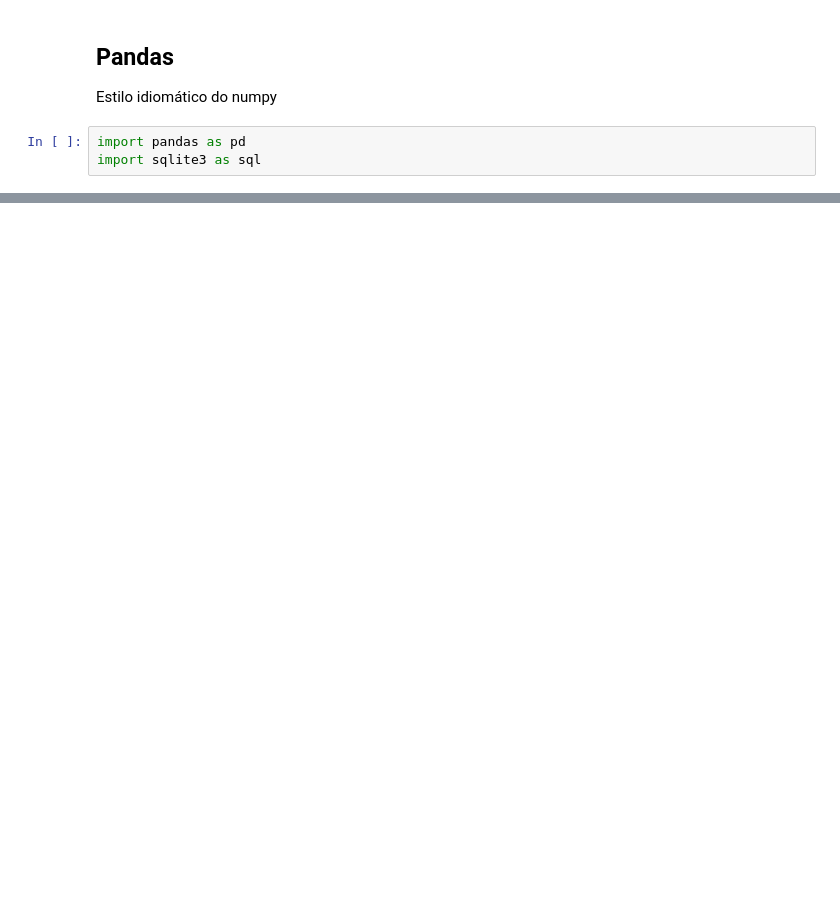
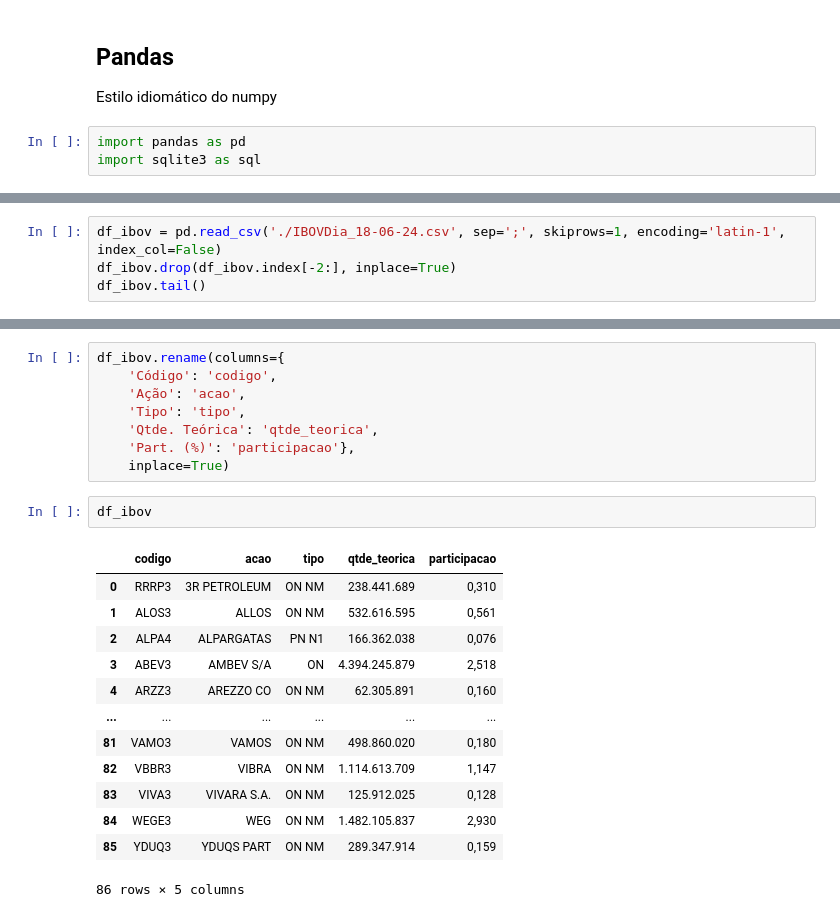
Before and after one commit to pdiegoneves/UNICESUMAR-Python-Avancado, a Jupyter notebook: bibliotecas.ipynb, the cells around one changed output, grey strips where cells are left out. Cells and saved outputs as stored; diff of their text form; blank space fills up the shorter version.

```diff
--- a/bibliotecas.ipynb
+++ b/bibliotecas.ipynb
@@ -112,0 +243,4 @@ df_cardio
+# %%
+df_ibov = pd.read_csv('./IBOVDia_18-06-24.csv', sep=';', skiprows=1, encoding='latin-1', index_col=False)
+df_ibov.drop(df_ibov.index[-2:], inplace=True)
+df_ibov.tail()
@@ -112,0 +254,24 @@ df_cardio
+# %%
+df_ibov.rename(columns={
+    'Código': 'codigo',
+    'Ação': 'acao',
+    'Tipo': 'tipo',
+    'Qtde. Teórica': 'qtde_teorica',
+    'Part. (%)': 'participacao'},
+    inplace=True)
+# %%
+df_ibov
+# %% [output]
+|  | codigo | acao | tipo | qtde_teorica | participacao |
+| 0 | RRRP3 | 3R PETROLEUM | ON NM | 238.441.689 | 0,310 |
+| 1 | ALOS3 | ALLOS | ON NM | 532.616.595 | 0,561 |
+| 2 | ALPA4 | ALPARGATAS | PN N1 | 166.362.038 | 0,076 |
+| 3 | ABEV3 | AMBEV S/A | ON | 4.394.245.879 | 2,518 |
+| 4 | ARZZ3 | AREZZO CO | ON NM | 62.305.891 | 0,160 |
+| ... | ... | ... | ... | ... | ... |
+| 81 | VAMO3 | VAMOS | ON NM | 498.860.020 | 0,180 |
+| 82 | VBBR3 | VIBRA | ON NM | 1.114.613.709 | 1,147 |
+| 83 | VIVA3 | VIVARA S.A. | ON NM | 125.912.025 | 0,128 |
+| 84 | WEGE3 | WEG | ON NM | 1.482.105.837 | 2,930 |
+| 85 | YDUQ3 | YDUQS PART | ON NM | 289.347.914 | 0,159 |
+86 rows × 5 columns
```
Also changed, not shown: parts of 25 cells of this notebook, 1 other file.
